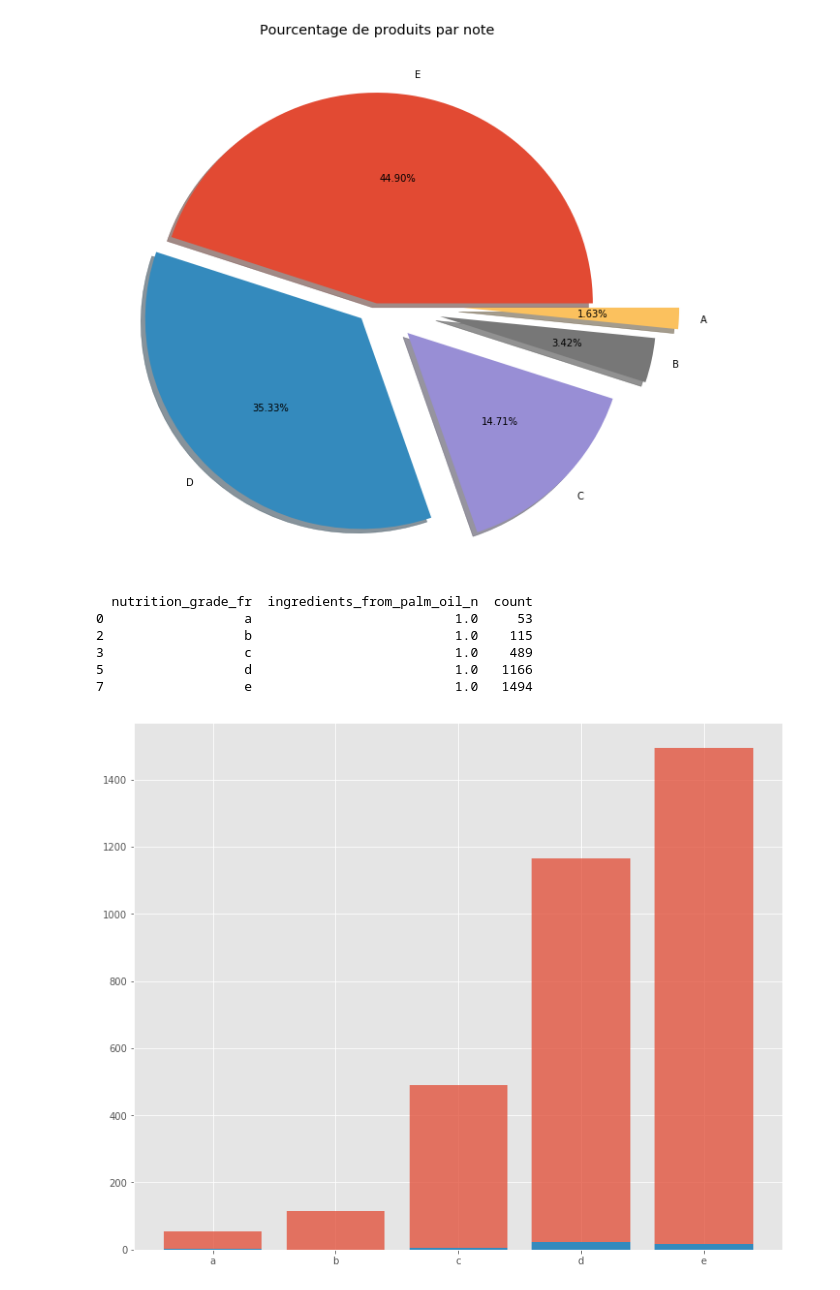
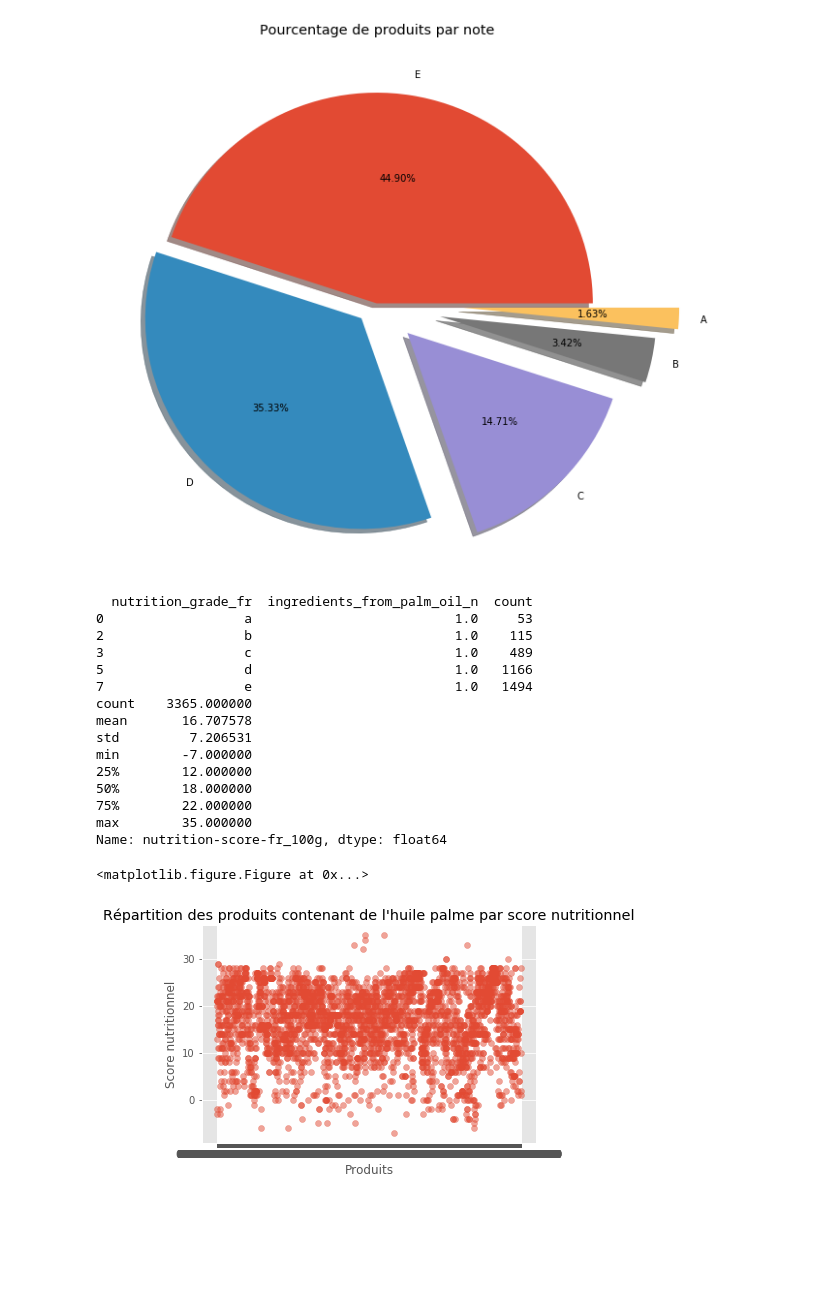
Before and after one commit to reda-bel/NutritionNotebook, a Jupyter notebook: Exploration_Foodfacts.ipynb, the cells around one changed output. Saved outputs shown, nothing was run; the diff lists cells and outputs as text; code cells hidden in the pictures; blank space fills up the shorter version.

Commit message:
score scatter

```diff
--- a/Exploration_Foodfacts.ipynb
+++ b/Exploration_Foodfacts.ipynb
@@ -162,6 +162,7 @@ groupby_grade=df_palmoil[['ingredients_from_palm_oil_n','nutrition_grade_fr']].g
 dfsmall=groupby_grade.size().to_frame().reset_index()
 dfsmall.columns=['nutrition_grade_fr','ingredients_from_palm_oil_n','count']
 print(dfsmall[dfsmall['ingredients_from_palm_oil_n']==1])
+print(df_palmoil['nutrition-score-fr_100g'].describe())
 # %% [output]
   nutrition_grade_fr  ingredients_from_palm_oil_n  count
 0                  a                          1.0     53
@@ -169,15 +170,27 @@ print(dfsmall[dfsmall['ingredients_from_palm_oil_n']==1])
 3                  c                          1.0    489
 5                  d                          1.0   1166
 7                  e                          1.0   1494
+count    3365.000000
+mean       16.707578
+std         7.206531
+min        -7.000000
+25%        12.000000
+50%        18.000000
+75%        22.000000
+max        35.000000
+Name: nutrition-score-fr_100g, dtype: float64
-# %%
-y1=dfsmall[dfsmall['ingredients_from_palm_oil_n']==1]['count']
-y2=dfsmall[dfsmall['ingredients_from_palm_oil_n']==2]['count']
-x1=dfsmall[dfsmall['ingredients_from_palm_oil_n']==1]['nutrition_grade_fr']
-x2=dfsmall[dfsmall['ingredients_from_palm_oil_n']==2]['nutrition_grade_fr']
-siz=dfsmall['count']
-plt.figure(figsize=(12,10))
-p1=plt.bar(x1, y1,alpha=0.75)
-p2=plt.bar(x2, y2, alpha=1)
-plt.show()
-# %% [output]
-[figure, removed]
+# %%
+
+x=df_palmoil['code']
+y=df_palmoil['nutrition-score-fr_100g']
+fig=plt.figure(figsize=(12,10))
+fig, ax = plt.subplots()
+plt.scatter(x, y, alpha=0.5)
+
+plt.title("Répartition des produits contenant de l'huile palme par score nutritionnel")
+ax.set_ylabel("Score nutritionnel")
+ax.set_xlabel("Produits")
+plt.show()
+# %% [output]
+<matplotlib.figure.Figure at 0x...>
+[figure, added]
```
